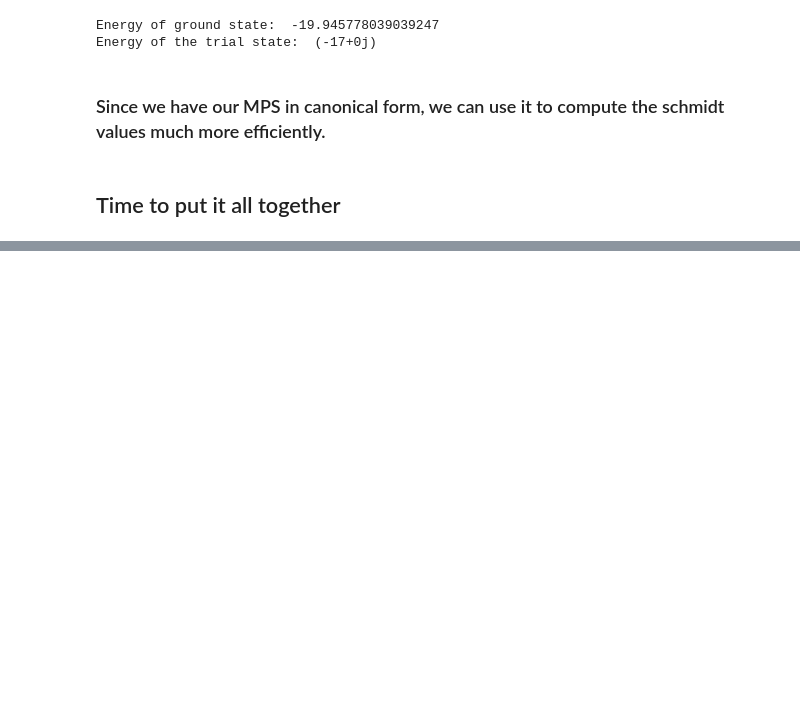
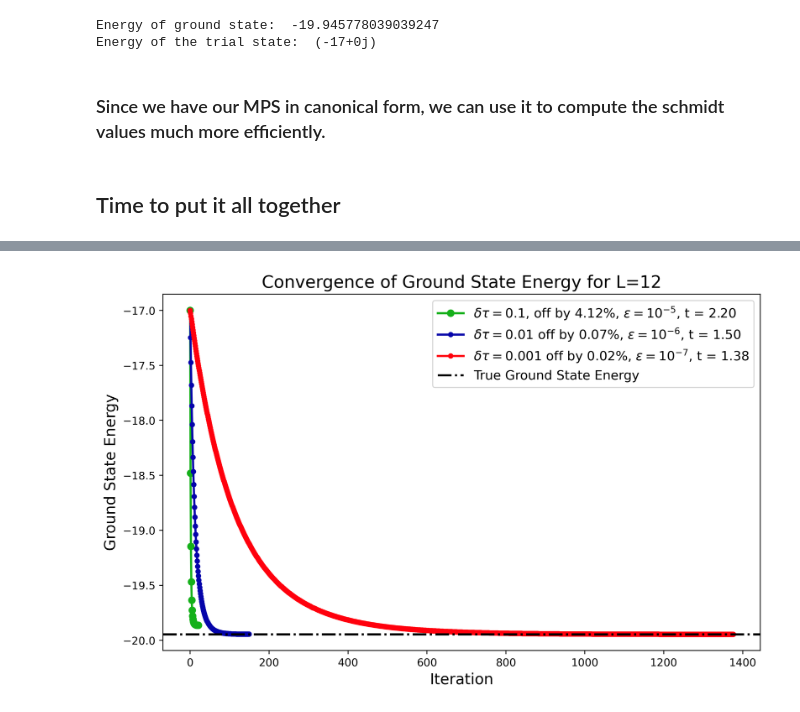
Before and after one commit to Abhiram2006/ph121c-hwk4, a Jupyter notebook: assign4/imaginary-time-evolution.ipynb, the cells around one changed output, grey strips where cells are left out. Cells and saved outputs as stored; diff of their text form; code cells hidden in the pictures; blank space fills up the shorter version.

```diff
--- a/assign4/imaginary-time-evolution.ipynb
+++ b/assign4/imaginary-time-evolution.ipynb
@@ -526,13 +540,28 @@ J = 1
 hx = -1.05
 hz = 0.5
 periodic = False
-
-t = 1
-iters = 10
-dt = t/iters
+dt = 0.1
 chi = 16
 
+H = denseH(L, J, hx, hz, periodic)
+eigs, vecs = scipy.linalg.eigh(H)
+
+true_energy = eigs[0]
+print(true_energy)
+
 ket = ferromagnetic_state_MPS(L)
-evolved_ket, energies, canonical_tracker = time_evolution(t, J, hx, hz, ket, chi, iters)
+ground_state_energy, evolved_ket, energies_01, canonical_tracker = ground_state(0.1, J, hx, hz, ket, chi, 1e-5, max_iterations=2000)
+print(ground_state_energy)
+convergence_01 = (true_energy-ground_state_energy)/true_energy.real * 1000
+print((true_energy-ground_state_energy)/true_energy * 1000)
 
-Ts = np.arange(0, t, dt)
+ground_state_energy, evolved_ket, energies_001, canonical_tracker = ground_state(0.01, J, hx, hz, ket, chi, 1e-6,max_iterations=2000)
+print(ground_state_energy)
+convergence_001 = (true_energy-ground_state_energy)/true_energy.real * 1000
+print((true_energy-ground_state_energy)/true_energy * 1000)
+
+
+ground_state_energy, evolved_ket, energies_0001, canonical_tracker = ground_state(0.001, J, hx, hz, ket, chi, 1e-7, max_iterations=2000)
+print(ground_state_energy)
+convergence_0001 = (true_energy-ground_state_energy)/true_energy.real * 1000
+print((true_energy-ground_state_energy)/true_energy * 1000)
@@ -538,0 +576,19 @@ Ts = np.arange(0, t, dt)
+# %%
+plt.figure(figsize=(10, 6))
+
+colors = ['xkcd:green', 'xkcd:royal blue', 'xkcd:bright red']
+
+plt.plot(energies_01, label='$\delta\\tau=0.1$,'+ f' off by {convergence_01.real:.2f}%' + r', $\epsilon=10^{-5}$' + f', t = {len(energies_01)*0.1:.2f}', marker='o', color=colors[0],linewidth=2)
+plt.plot(energies_001, label='$\delta\\tau=0.01$' + f' off by {convergence_001.real:.2f}%' + r', $\epsilon=10^{-6}$' + f', t = {len(energies_001)*0.01:.2f}', marker='o', color=colors[1], markersize=4, linewidth=2)
+plt.plot(energies_0001, label='$\delta\\tau=0.001$' + f' off by {convergence_0001.real:.2f}%' + r', $\epsilon=10^{-7}$'+ f', t = {len(energies_0001)*0.001:.2f}', marker='o', color=colors[2], markersize=4, linewidth=2)
+plt.axhline(true_energy, label='True Ground State Energy', linestyle='dashdot', color='black', linewidth=2)
+
+plt.xlabel('Iteration', fontsize=14)
+plt.ylabel('Ground State Energy', fontsize=14)
+plt.title('Convergence of Ground State Energy for L=12', fontsize=16)
+
+plt.legend(fontsize=12)
+plt.savefig(os.path.join(directory, 'ferromagnetic_convergence.png'), dpi=400)
+plt.show()
+# %% [output]
+[figure, added]
```
Also changed, not shown: parts of 39 cells of this notebook, 12 other files.
